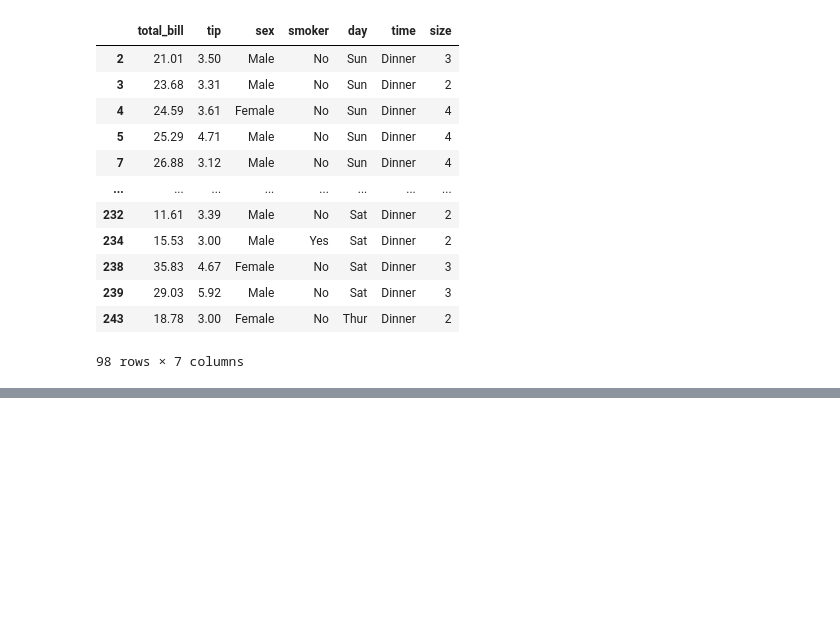
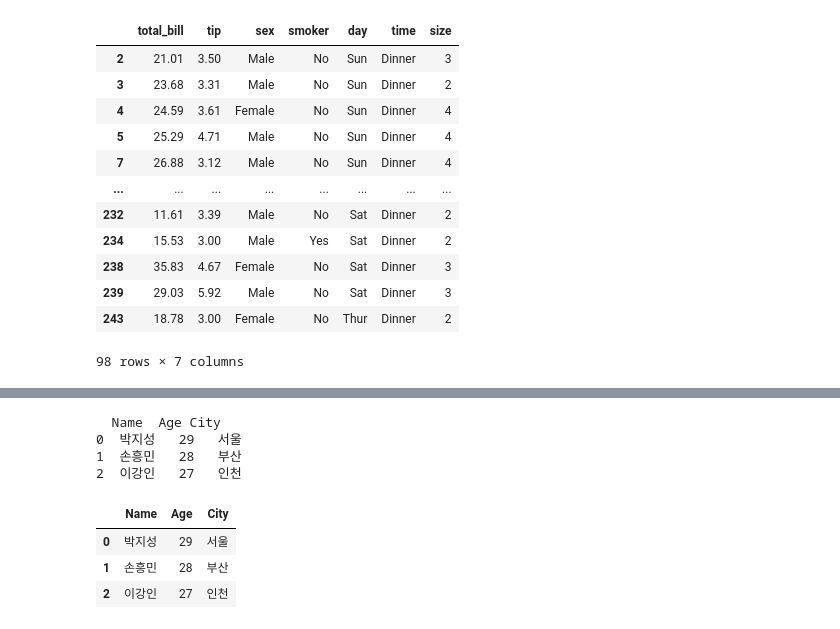
Before and after one commit to j2nhyeok/self-study, a Jupyter notebook: pandas_240104.ipynb, the cells around one changed output, grey strips where cells are left out. Drawn from its saved outputs; the diff is of its cells as text; code cells hidden in the pictures; blank space fills up the shorter version.

```diff
--- a/pandas_240104.ipynb
+++ b/pandas_240104.ipynb
@@ -608,0 +630,21 @@ tips.loc[(tips['tip'] > tips['tip'].mean()) & (tips['time'] == 'Dinner'), :]
+# %%
+data = {'Name' : ['박지성', '손흥민', '이강인'],
+        'Age' : [29,28,27],
+        'City' : ['서울', '부산', '인천']}
+
+df = pd.DataFrame(data)
+
+# 데이터프레임 출력
+print(df)
+# %% [output]
+  Name  Age City
+0  박지성   29   서울
+1  손흥민   28   부산
+2  이강인   27   인천
+# %%
+df.loc[:, 'Name':'City']
+# %% [output]
+|  | Name | Age | City |
+| 0 | 박지성 | 29 | 서울 |
+| 1 | 손흥민 | 28 | 부산 |
+| 2 | 이강인 | 27 | 인천 |
```
Also changed, not shown: parts of 2 cells of this notebook, 3 other files.
